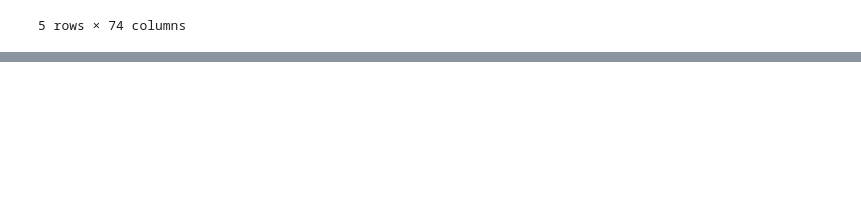
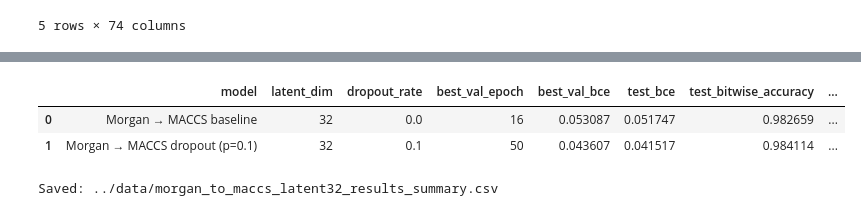
Before and after one commit to mell508-gif/predicting-predictability, a Jupyter notebook: data/objective_3_lincs_morgan_autoencoder.ipynb, the cells around one changed output, grey strips where cells are left out. Drawn from its saved outputs; the diff is of its cells as text; code cells hidden in the pictures; blank space fills up the shorter version.

```diff
--- a/data/objective_3_lincs_morgan_autoencoder.ipynb
+++ b/data/objective_3_lincs_morgan_autoencoder.ipynb
@@ -1750,0 +2607,62 @@ Name: count, dtype: int64
+# %%
+import pandas as pd
+from pathlib import Path
+
+results_summary_morgan_to_maccs = pd.DataFrame({
+    "model": [
+        "Morgan → MACCS baseline",
+        "Morgan → MACCS dropout (p=0.1)"
+    ],
+    "latent_dim": [32, 32],
+    "dropout_rate": [0.0, 0.1],
+    "best_val_epoch": [
+        best_epoch_morgan_to_maccs,
+        best_epoch_morgan_to_maccs_dropout
+    ],
+    "best_val_bce": [
+        best_val_bce_morgan_to_maccs,
+        best_val_bce_morgan_to_maccs_dropout
+    ],
+    "test_bce": [
+        test_bce_morgan_to_maccs,
+        test_bce_morgan_to_maccs_dropout
+    ],
+    "test_bitwise_accuracy": [
+        test_bitwise_accuracy_morgan_to_maccs,
+        test_bitwise_accuracy_morgan_to_maccs_dropout
+    ],
+    "mean_pr_auc": [
+        per_molecule_pr_auc_morgan_to_maccs.mean(),
+        per_molecule_pr_auc_morgan_to_maccs_dropout.mean()
+    ],
+    "median_pr_auc": [
+        np.median(per_molecule_pr_auc_morgan_to_maccs),
+        np.median(per_molecule_pr_auc_morgan_to_maccs_dropout)
+    ],
+    "mean_tanimoto": [
+        per_molecule_tanimoto_morgan_to_maccs.mean(),
+        per_molecule_tanimoto_morgan_to_maccs_dropout.mean()
+    ],
+    "median_tanimoto": [
+        np.median(per_molecule_tanimoto_morgan_to_maccs),
+        np.median(per_molecule_tanimoto_morgan_to_maccs_dropout)
+    ]
+})
+
+Path("../data").mkdir(exist_ok=True)
+
+results_summary_morgan_to_maccs.to_csv(
+    "../data/morgan_to_maccs_latent32_results_summary.csv",
+    index=False
+)
+
+display(results_summary_morgan_to_maccs)
+
+print(
+    "Saved: ../data/morgan_to_maccs_latent32_results_summary.csv"
+)
+# %% [output]
+|  | model | latent_dim | dropout_rate | best_val_epoch | best_val_bce | test_bce | test_bitwise_accuracy | ... |
+| 0 | Morgan → MACCS baseline | 32 | 0.0 | 16 | 0.053087 | 0.051747 | 0.982659 | ... |
+| 1 | Morgan → MACCS dropout (p=0.1) | 32 | 0.1 | 50 | 0.043607 | 0.041517 | 0.984114 | ... |
+Saved: ../data/morgan_to_maccs_latent32_results_summary.csv
```
Also changed, not shown: parts of 23 cells of this notebook, 8 other files.
